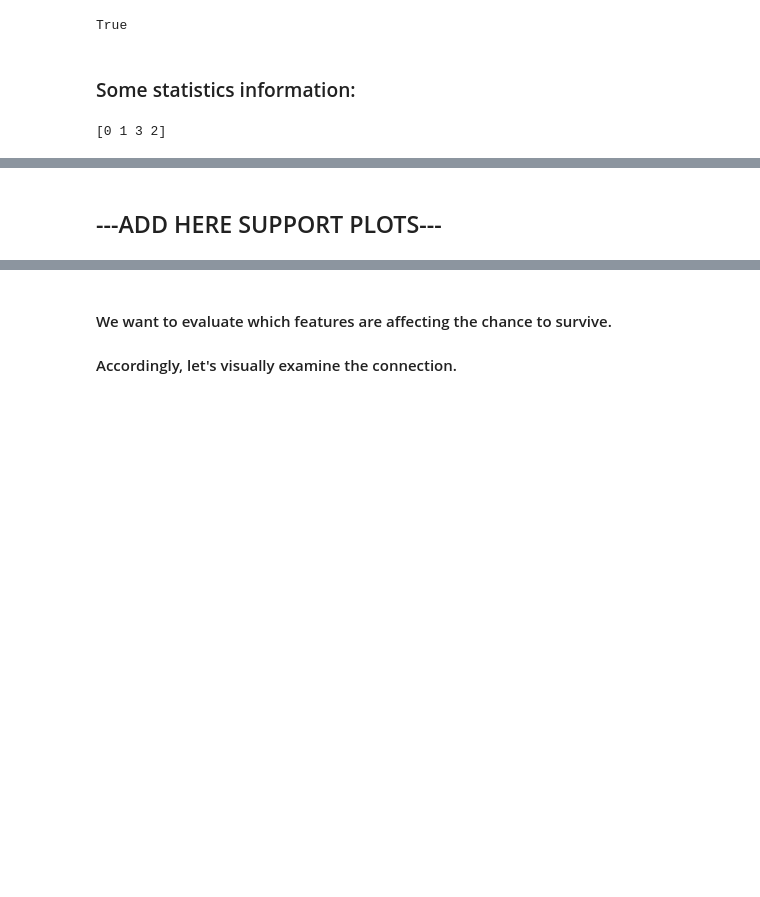
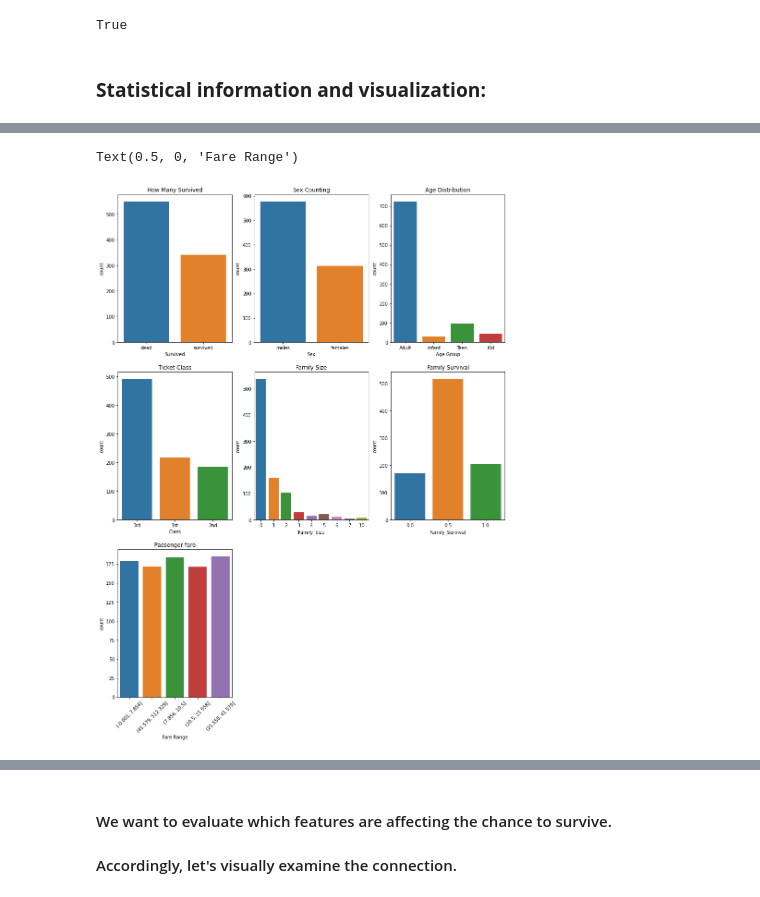
Before and after one commit to NoamRI/Titanic-Kaggle-Competiton, a Jupyter notebook: titanic.ipynb, the cells around one changed output, grey strips where cells are left out. Cells and saved outputs as stored; diff of their text form; code cells hidden in the pictures; blank space fills up the shorter version.

Commit message:
Kaggle Notebook | Titanic | Data Analysis- done, Beginning of building a model

```diff
--- a/titanic.ipynb
+++ b/titanic.ipynb
@@ -344,12 +343,8 @@ There are no duplicates:
 train_data.duplicated().any()
 # %% [output]
 True
-# %% [markdown]
-### Some statistics information:
-# %%
-print(train_data.AgeGroup_code.unique())
-# %% [output]
-[0 1 3 2]
+# %% [markdown]
+### **Statistical information and visualization:**
 # %%
 train_data.describe(include='all')
 # %% [output]
@@ -362,6 +357,46 @@ train_data.describe(include='all')
 | 50% | 0.000000 | 3.000000 | 0.000000 | 2.000000 | 1.000000 | 0.000000 | 0.500000 |
 | 75% | 1.000000 | 3.000000 | 0.000000 | 3.000000 | 1.000000 | 1.000000 | 0.500000 |
 | max | 1.000000 | 3.000000 | 3.000000 | 4.000000 | 1.000000 | 10.000000 | 1.000000 |
-# %% [markdown]
-## ---ADD HERE SUPPORT PLOTS---
+# %%
+plt.figure(figsize = (15,20))
+
+plt.subplot(3, 3, 1)
+sns.countplot(x = 'Survived', data = train_data.replace({'Survived':{0:'dead', 1:'survived'}}))
+plt.title("How Many Survived")
+
+plt.subplot(3, 3, 2)
+sns.countplot(x = "Sex_cat", data = train_data.replace({'Sex_cat':{0:'females', 1:'males'}}))
+plt.title("Sex Counting")
+plt.xlabel("Sex")
+
+plt.subplot(3, 3, 3)
+sns.countplot(x = "AgeGroup_code", data = train_data.replace({'AgeGroup_code':{0:'Adult',1:'Infant',2:'Kid',3:'Teen'}}))
+plt.title("Age Distribution")
+plt.xlabel("Age Group")
+
+plt.subplot(3, 3, 4)
+sns.countplot(x = 'Pclass', data = train_data.replace({'Pclass':{1:'1st', 2:'2nd', 3:'3rd'}}))
+plt.title('Ticket Class')
+plt.xlabel("Class")
+
+plt.subplot(3, 3, 5)
+sns.countplot(x = 'Family_Size', data = train_data)
+plt.title("Family Size")
+
+plt.subplot(3, 3, 6)
+sns.countplot(x = 'Family_Survival', data = train_data)
+plt.title('Family Survival')
+
+plt.subplot(3, 3, 7)
+sns.countplot(x = 'FareBins_code', data = train_data.replace({'FareBins_code':{0:'(-0.001, 7.854]',
+                                                                              1:'(7.854, 10.5]',
+                                                                              2:'(10.5, 21.558]',
+                                                                              3:'(21.558, 41.579]',
+                                                                              4:'(41.579, 512.329]'}}))
+plt.title('Passenger fare')
+plt.xticks(rotation = 45)
+plt.xlabel("Fare Range")
+# %% [output]
+Text(0.5, 0, 'Fare Range')
+[figure, added]
 # %% [markdown]
```
Also changed, not shown: parts of 37 cells of this notebook.
